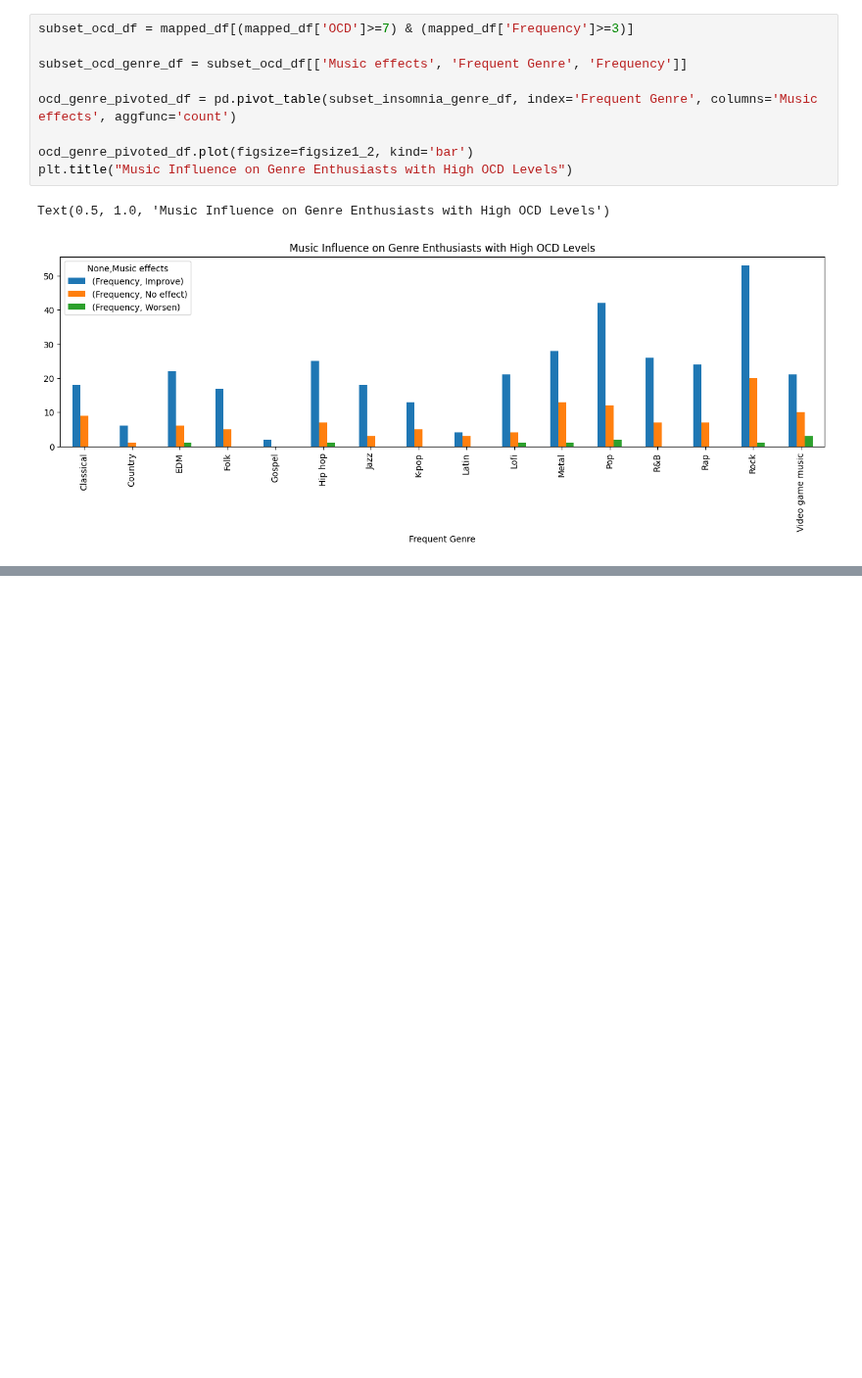
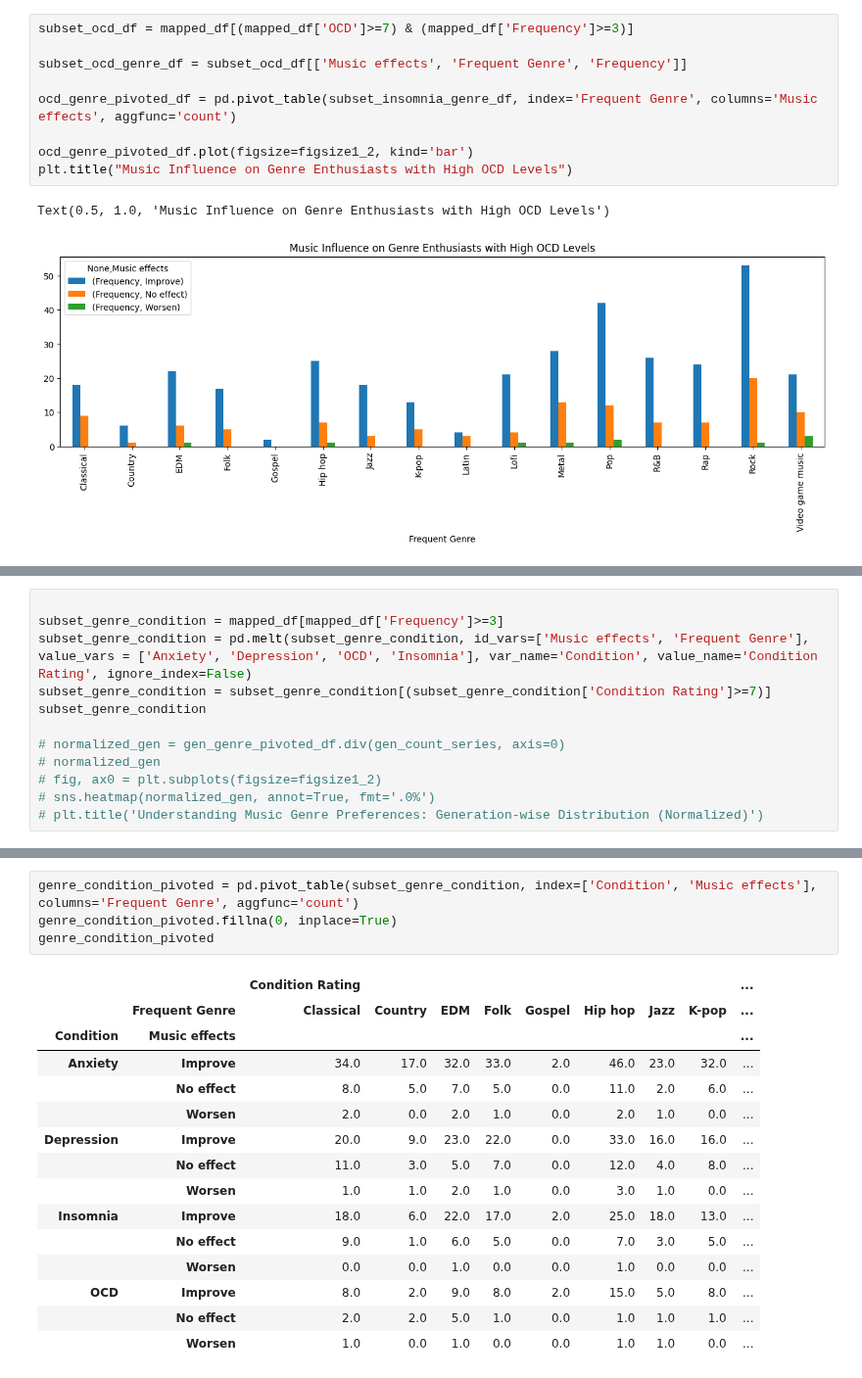
Before and after one commit to mlcuadra1/Mental-Health-x-Music-EDA, a Jupyter notebook: notebooks/Script 2 - EDA.ipynb, the cells around one changed output, grey strips where cells are left out. Shown at 98% size. Drawn from its saved outputs; the diff is of its cells as text; blank space fills up the shorter version.

Commit message:
Pivoted high conditions vs freq genre

```diff
--- a/notebooks/Script 2 - EDA.ipynb
+++ b/notebooks/Script 2 - EDA.ipynb
@@ -437,0 +418,12 @@ subset_genre_condition = pd.melt(mapped_df, id_vars=[''], value_vars = genre_fre
+# %%
+
+subset_genre_condition = mapped_df[mapped_df['Frequency']>=3]
+subset_genre_condition = pd.melt(subset_genre_condition, id_vars=['Music effects', 'Frequent Genre'], value_vars = ['Anxiety', 'Depression', 'OCD', 'Insomnia'], var_name='Condition', value_name='Condition Rating', ignore_index=False)
+subset_genre_condition = subset_genre_condition[(subset_genre_condition['Condition Rating']>=7)]
+subset_genre_condition
+
+# normalized_gen = gen_genre_pivoted_df.div(gen_count_series, axis=0)
+# normalized_gen
+# fig, ax0 = plt.subplots(figsize=figsize1_2)
+# sns.heatmap(normalized_gen, annot=True, fmt='.0%')
+# plt.title('Understanding Music Genre Preferences: Generation-wise Distribution (Normalized)')
@@ -437,0 +444,20 @@ subset_genre_condition = pd.melt(mapped_df, id_vars=[''], value_vars = genre_fre
+# %%
+genre_condition_pivoted = pd.pivot_table(subset_genre_condition, index=['Condition', 'Music effects'], columns='Frequent Genre', aggfunc='count')
+genre_condition_pivoted.fillna(0, inplace=True)
+genre_condition_pivoted
+# %% [output]
+|  |  | Condition Rating |  |  |  |  |  |  |  | ... |
+|  | Frequent Genre | Classical | Country | EDM | Folk | Gospel | Hip hop | Jazz | K-pop | ... |
+| Condition | Music effects |  |  |  |  |  |  |  |  | ... |
+| Anxiety | Improve | 34.0 | 17.0 | 32.0 | 33.0 | 2.0 | 46.0 | 23.0 | 32.0 | ... |
+|  | No effect | 8.0 | 5.0 | 7.0 | 5.0 | 0.0 | 11.0 | 2.0 | 6.0 | ... |
+|  | Worsen | 2.0 | 0.0 | 2.0 | 1.0 | 0.0 | 2.0 | 1.0 | 0.0 | ... |
+| Depression | Improve | 20.0 | 9.0 | 23.0 | 22.0 | 0.0 | 33.0 | 16.0 | 16.0 | ... |
+|  | No effect | 11.0 | 3.0 | 5.0 | 7.0 | 0.0 | 12.0 | 4.0 | 8.0 | ... |
+|  | Worsen | 1.0 | 1.0 | 2.0 | 1.0 | 0.0 | 3.0 | 1.0 | 0.0 | ... |
+| Insomnia | Improve | 18.0 | 6.0 | 22.0 | 17.0 | 2.0 | 25.0 | 18.0 | 13.0 | ... |
+|  | No effect | 9.0 | 1.0 | 6.0 | 5.0 | 0.0 | 7.0 | 3.0 | 5.0 | ... |
+|  | Worsen | 0.0 | 0.0 | 1.0 | 0.0 | 0.0 | 1.0 | 0.0 | 0.0 | ... |
+| OCD | Improve | 8.0 | 2.0 | 9.0 | 8.0 | 2.0 | 15.0 | 5.0 | 8.0 | ... |
+|  | No effect | 2.0 | 2.0 | 5.0 | 1.0 | 0.0 | 1.0 | 1.0 | 1.0 | ... |
+|  | Worsen | 1.0 | 0.0 | 1.0 | 0.0 | 0.0 | 1.0 | 1.0 | 0.0 | ... |
```
Also changed, not shown: parts of 3 cells of this notebook.
